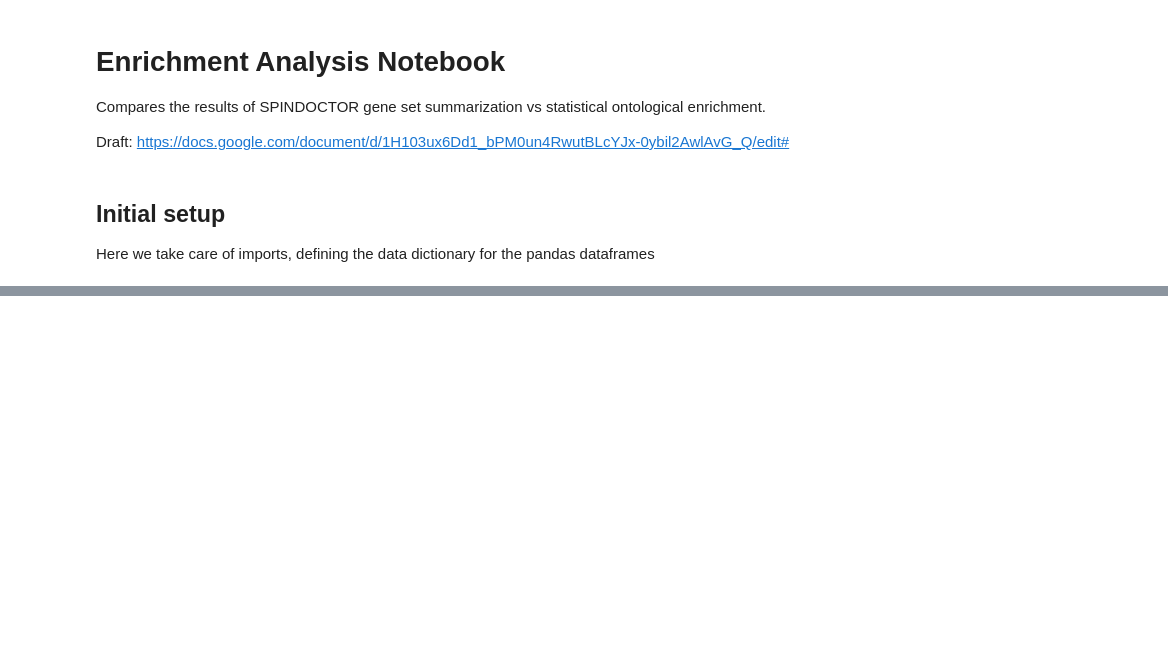
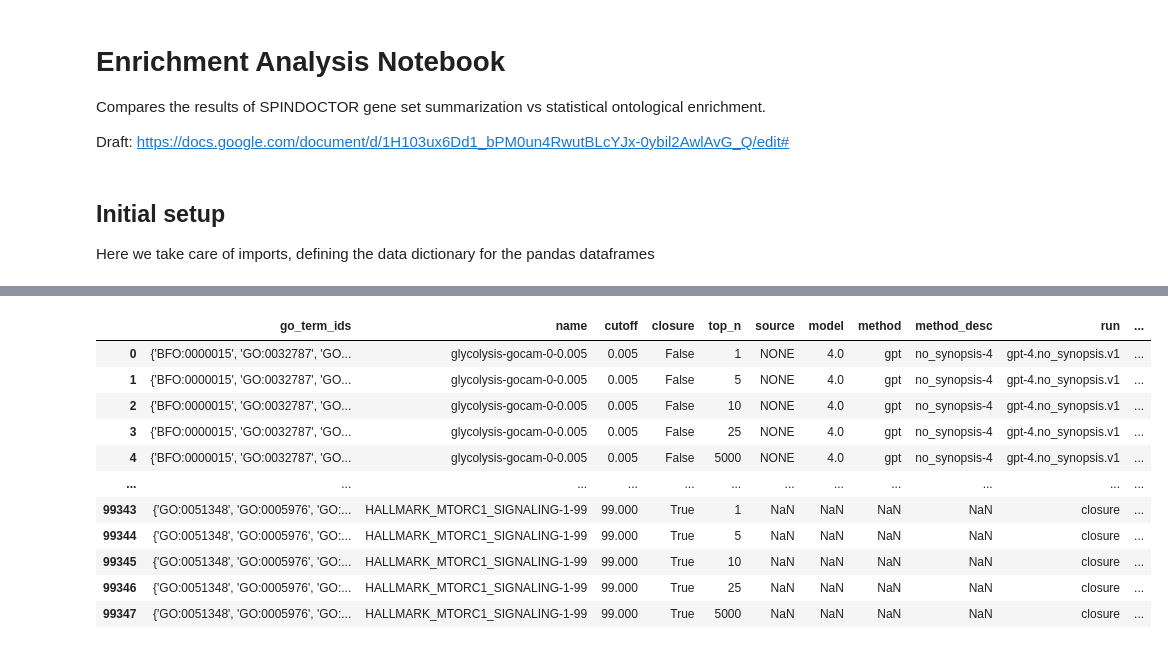
Before and after one commit to monarch-initiative/talisman-paper, a Jupyter notebook: precision_recall_figs.ipynb, the cells around one changed output, grey strips where cells are left out. Saved outputs shown, nothing was run; the diff lists cells and outputs as text; code cells hidden in the pictures; blank space fills up the shorter version.

```diff
--- a/precision_recall_figs.ipynb
+++ b/precision_recall_figs.ipynb
@@ -58,0 +226,20 @@ df
+# %%
+def replace_non_ascii(input_file_path, output_file_path):
+    with open(input_file_path, 'r', encoding='utf-8') as file, \
+         open(output_file_path, 'w', encoding='utf-8') as output_file:
+        for line in file:
+            modified_line = ''.join(char if ord(char) < 128 else '*' for char in line)
+            output_file.write(modified_line)
+
+# Specify your file paths
+input_file_path = 'results/processed.tsv'
+output_file_path = 'results/processed_clean.tsv'
+
+# Replace non-ASCII characters and write to a new file
+replace_non_ascii(input_file_path, output_file_path)
+
+# Load the modified file into a DataFrame
+df = pd.read_csv(output_file_path, sep='\t')
+
+# Display the DataFrame (or perform further operations)
+print(df)
@@ -58,0 +264,66 @@ df
+# %%
+def process_line(line, max_field_length, list_delimiter):
+    # Replace non-ASCII characters with '*'
+    cleaned_line = ''.join(char if ord(char) < 128 else '*' for char in line)
+
+    # Truncate long fields
+    fields = cleaned_line.split('\t')
+    truncated_fields = []
+    for field in fields:
+        if len(field) > max_field_length:
+            # Find the nearest list delimiter before the max length
+            truncation_index = field.rfind(list_delimiter, 0, max_field_length)
+            if truncation_index == -1:
+                # If no list delimiter found, truncate to max length
+                truncation_index = max_field_length
+            truncated_field = field[:truncation_index] + '}'
+            truncated_fields.append(truncated_field)
+        else:
+            truncated_fields.append(field)
+
+    return '\t'.join(truncated_fields)
+
+def parse_and_load_tsv(input_file_path, output_file_path, max_field_length=1000, list_delimiter=','):
+    with open(input_file_path, 'r', encoding='utf-8', newline='') as file, \
+         open(output_file_path, 'w', encoding='utf-8', newline='') as output_file:
+
+        line_number = 0
+        for line in file:
+            line_number += 1
+
+            # Handle empty lines
+            if not line.strip():
+                output_file.write('\n')
+                continue
+
+            try:
+                processed_line = process_line(line, max_field_length, list_delimiter)
+                output_file.write(processed_line + '\n')
+            except Exception as e:
+                print(f"Error processing line {line_number}: {e}")
+
+
+# Specify your file paths
+input_file_path = 'results/processed.tsv'
+output_file_path = 'results/processed_cleaned.tsv'
+
+# Process the input file and write the modified data to a new file
+parse_and_load_tsv(input_file_path, output_file_path)
+
+# Load the modified file into a DataFrame
+df = pd.read_csv(output_file_path, sep='\t', lineterminator='\n')
+
+df
+# %% [output]
+|  | go_term_ids | name | cutoff | closure | top_n | source | model | method | method_desc | run | ... |
+| 0 | {'BFO:0000015', 'GO:0032787', 'GO... | glycolysis-gocam-0-0.005 | 0.005 | False | 1 | NONE | 4.0 | gpt | no_synopsis-4 | gpt-4.no_synopsis.v1 | ... |
+| 1 | {'BFO:0000015', 'GO:0032787', 'GO... | glycolysis-gocam-0-0.005 | 0.005 | False | 5 | NONE | 4.0 | gpt | no_synopsis-4 | gpt-4.no_synopsis.v1 | ... |
+| 2 | {'BFO:0000015', 'GO:0032787', 'GO... | glycolysis-gocam-0-0.005 | 0.005 | False | 10 | NONE | 4.0 | gpt | no_synopsis-4 | gpt-4.no_synopsis.v1 | ... |
+| 3 | {'BFO:0000015', 'GO:0032787', 'GO... | glycolysis-gocam-0-0.005 | 0.005 | False | 25 | NONE | 4.0 | gpt | no_synopsis-4 | gpt-4.no_synopsis.v1 | ... |
+| 4 | {'BFO:0000015', 'GO:0032787', 'GO... | glycolysis-gocam-0-0.005 | 0.005 | False | 5000 | NONE | 4.0 | gpt | no_synopsis-4 | gpt-4.no_synopsis.v1 | ... |
+| ... | ... | ... | ... | ... | ... | ... | ... | ... | ... | ... | ... |
+| 99343 | {'GO:0051348', 'GO:0005976', 'GO:... | HALLMARK_MTORC1_SIGNALING-1-99 | 99.000 | True | 1 | NaN | NaN | NaN | NaN | closure | ... |
+| 99344 | {'GO:0051348', 'GO:0005976', 'GO:... | HALLMARK_MTORC1_SIGNALING-1-99 | 99.000 | True | 5 | NaN | NaN | NaN | NaN | closure | ... |
+| 99345 | {'GO:0051348', 'GO:0005976', 'GO:... | HALLMARK_MTORC1_SIGNALING-1-99 | 99.000 | True | 10 | NaN | NaN | NaN | NaN | closure | ... |
+| 99346 | {'GO:0051348', 'GO:0005976', 'GO:... | HALLMARK_MTORC1_SIGNALING-1-99 | 99.000 | True | 25 | NaN | NaN | NaN | NaN | closure | ... |
+| 99347 | {'GO:0051348', 'GO:0005976', 'GO:... | HALLMARK_MTORC1_SIGNALING-1-99 | 99.000 | True | 5000 | NaN | NaN | NaN | NaN | closure | ... |
```
Also changed, not shown: parts of 39 cells of this notebook, 1 other file.
